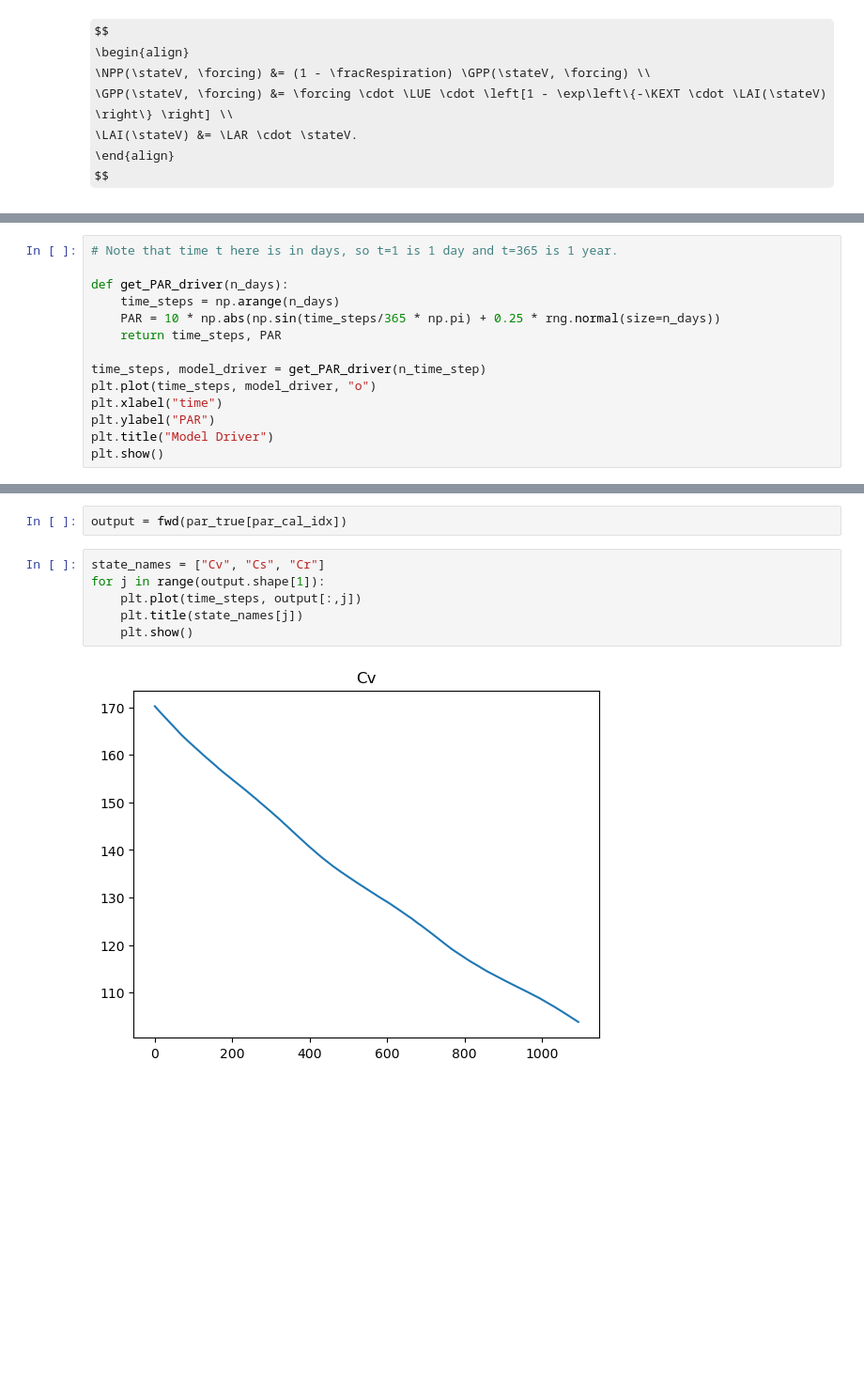
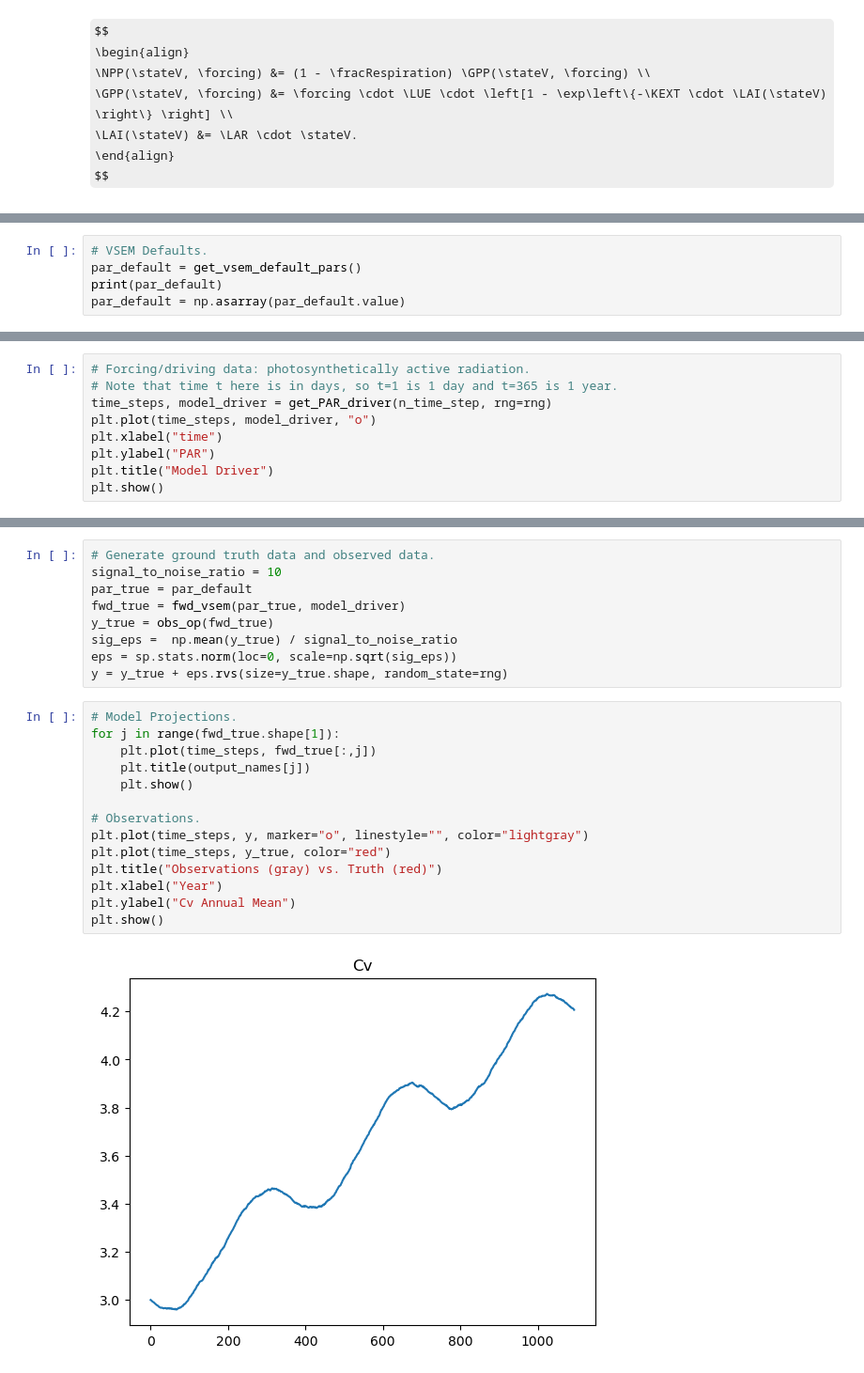
Before and after one commit to arob5/gp-calibration, a Jupyter notebook: scripts/python/vsem_calibration_test.ipynb, the cells around one changed output, grey strips where cells are left out. Shown at 94% size. Cells and saved outputs as stored; diff of their text form; some formulas as TeX source; blank space fills up the shorter version.

```diff
--- a/scripts/python/vsem_calibration_test.ipynb
+++ b/scripts/python/vsem_calibration_test.ipynb
@@ -141,0 +94,5 @@ print(par_priors)
+# %%
+# VSEM Defaults.
+par_default = get_vsem_default_pars()
+print(par_default)
+par_default = np.asarray(par_default.value)
@@ -167,12 +123,7 @@ array([9.64801368e-01, 7.81509068e-01, 3.39955710e-03, 2.59712849e-01,
 # %%
+# Forcing/driving data: photosynthetically active radiation.
 # Note that time t here is in days, so t=1 is 1 day and t=365 is 1 year.
-
-def get_PAR_driver(n_days):
-    time_steps = np.arange(n_days)
-    PAR = 10 * np.abs(np.sin(time_steps/365 * np.pi) + 0.25 * rng.normal(size=n_days))
-    return time_steps, PAR
-
-time_steps, model_driver = get_PAR_driver(n_time_step)
+time_steps, model_driver = get_PAR_driver(n_time_step, rng=rng)
 plt.plot(time_steps, model_driver, "o")
 plt.xlabel("time")
 plt.ylabel("PAR")
@@ -220,10 +157,25 @@ def fwd(par):
 # %%
-output = fwd(par_true[par_cal_idx])
+# Generate ground truth data and observed data.
+signal_to_noise_ratio = 10
+par_true = par_default
+fwd_true = fwd_vsem(par_true, model_driver)
+y_true = obs_op(fwd_true)
+sig_eps =  np.mean(y_true) / signal_to_noise_ratio
+eps = sp.stats.norm(loc=0, scale=np.sqrt(sig_eps))
+y = y_true + eps.rvs(size=y_true.shape, random_state=rng)
 # %%
-state_names = ["Cv", "Cs", "Cr"]
-for j in range(output.shape[1]):
-    plt.plot(time_steps, output[:,j])
-    plt.title(state_names[j])
+# Model Projections.
+for j in range(fwd_true.shape[1]):
+    plt.plot(time_steps, fwd_true[:,j])
+    plt.title(output_names[j])
     plt.show()
+
+# Observations.
+plt.plot(time_steps, y, marker="o", linestyle="", color="lightgray")
+plt.plot(time_steps, y_true, color="red")
+plt.title("Observations (gray) vs. Truth (red)")
+plt.xlabel("Year")
+plt.ylabel("Cv Annual Mean")
+plt.show()
 # %% [output]
-[figure, old version]
+[figure, new version]
```
Also changed, not shown: parts of 29 cells of this notebook, 4 other files.
